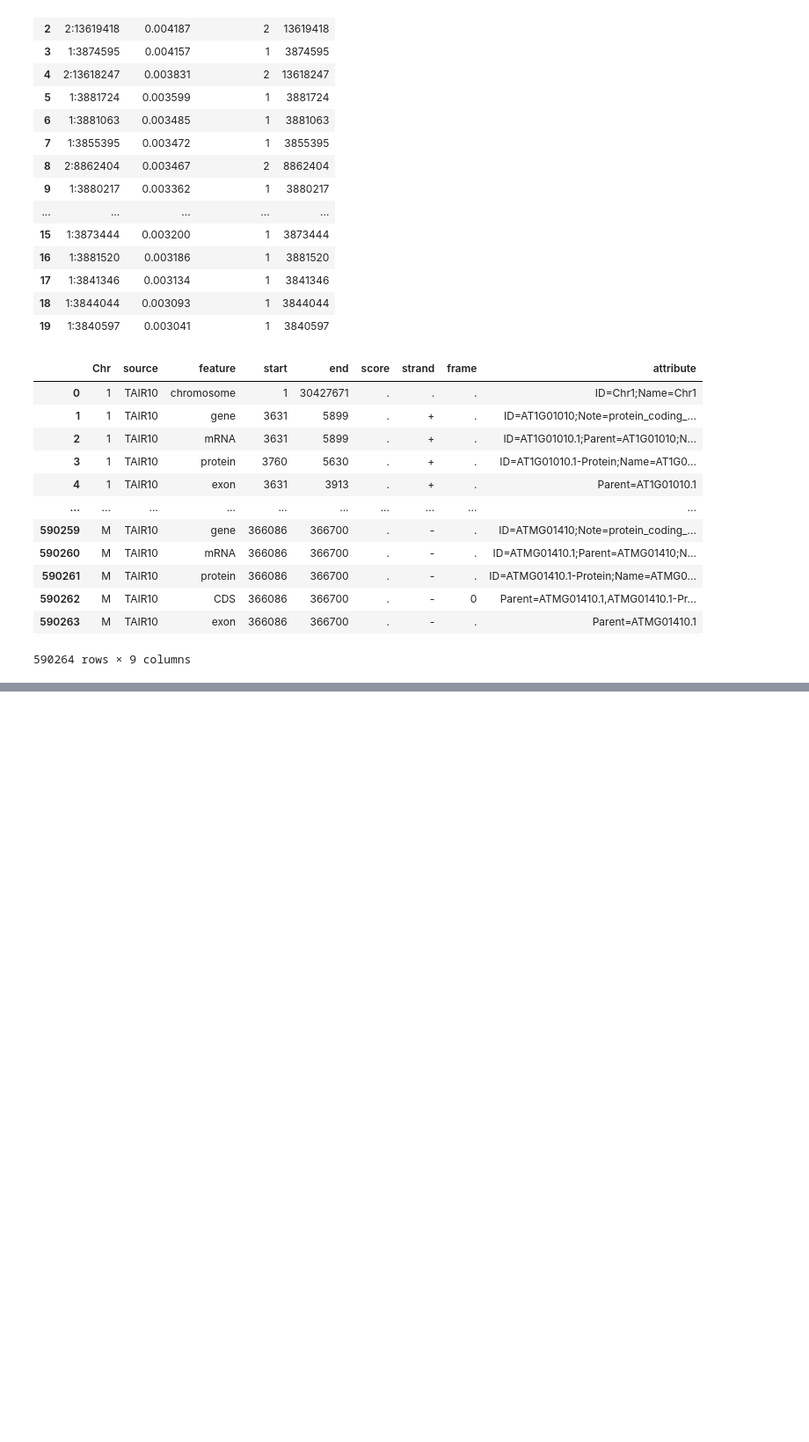
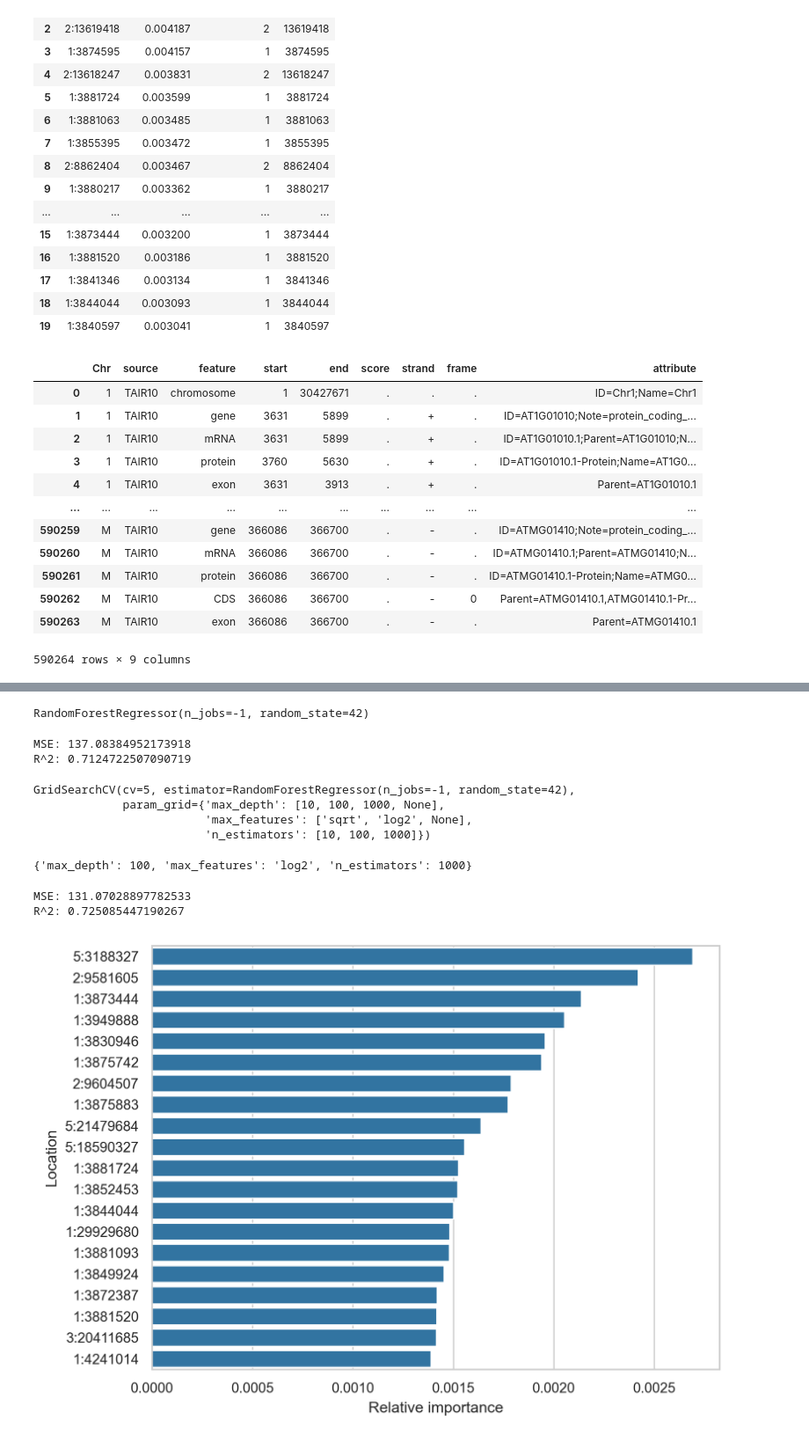
Before and after one commit to jacobbraun1402/MDSC-403-Final-Project, a Jupyter notebook: tests_and_models/random_forest.ipynb, the cells around one changed output, grey strips where cells are left out. Shown at 88% size. Cells and saved outputs as stored; diff of their text form; code cells hidden in the pictures; blank space fills up the shorter version.

```diff
--- a/tests_and_models/random_forest.ipynb
+++ b/tests_and_models/random_forest.ipynb
@@ -222,0 +246,56 @@ match_df.loc[:,['Chr', 'start', 'end','SNP location', 'gene name']].to_csv('../d
+# %%
+perm_train, perm_test = train_test_split(perm_data, test_size=0.1, random_state=42)
+perm_X_train = perm_train.iloc[:,1:]
+perm_X_test = perm_test.iloc[:,1:]
+perm_enc = preprocessing.OneHotEncoder(drop='if_binary')
+perm_X_train = perm_enc.fit_transform(perm_X_train)
+perm_X_test = perm_enc.transform(perm_X_test)
+
+perm_y_train = train['5_FT10']
+perm_y_test = test['5_FT10']
+# %%
+perm_base_rf = RandomForestRegressor(
+    random_state=42,
+    n_jobs=-1,
+)
+
+perm_base_rf.fit(perm_X_train, perm_y_train)
+# %% [output]
+RandomForestRegressor(n_jobs=-1, random_state=42)
+# %%
+perm_y_pred = perm_base_rf.predict(perm_X_test)
+print(f'MSE: {mean_squared_error(perm_y_test, perm_y_pred)}')
+print(f'R^2: {r2_score(perm_y_test, perm_y_pred)}')
+# %% [output]
+MSE: 137.08384952173918
+R^2: 0.7124722507090719
+# %%
+perm_rf = RandomForestRegressor(random_state=42, n_jobs=-1)
+perm_grid_search = GridSearchCV(estimator=perm_rf, param_grid=param_grid, cv=5, verbose=0)
+perm_grid_search.fit(perm_X_train, perm_y_train)
+# %% [output]
+GridSearchCV(cv=5, estimator=RandomForestRegressor(n_jobs=-1, random_state=42),
+             param_grid={'max_depth': [10, 100, 1000, None],
+                         'max_features': ['sqrt', 'log2', None],
+                         'n_estimators': [10, 100, 1000]})
+# %%
+perm_grid_search.best_params_
+# %% [output]
+{'max_depth': 100, 'max_features': 'log2', 'n_estimators': 1000}
+# %%
+perm_best_rf = perm_grid_search.best_estimator_
+perm_best_y_pred = perm_best_rf.predict(perm_X_test)
+print(f'MSE: {mean_squared_error(perm_y_test, perm_best_y_pred)}')
+print(f'R^2: {r2_score(perm_y_test, perm_best_y_pred)}')
+# %% [output]
+MSE: 131.07028897782533
+R^2: 0.725085447190267
+# %%
+perm_importances = pd.Series(perm_best_rf.feature_importances_, perm_train.columns[1:]).sort_values(ascending=False)
+perm_top_20 = perm_importances[:20]
+perm_importance_plot = sns.barplot(x=perm_top_20.values, y=perm_top_20.index)
+perm_importance_plot.set_ylabel('Location')
+perm_importance_plot.set_xlabel('Relative importance')
+plt.show()
+# %% [output]
+[figure, added]
```
Also changed, not shown: parts of 6 cells of this notebook, 2 other files.
